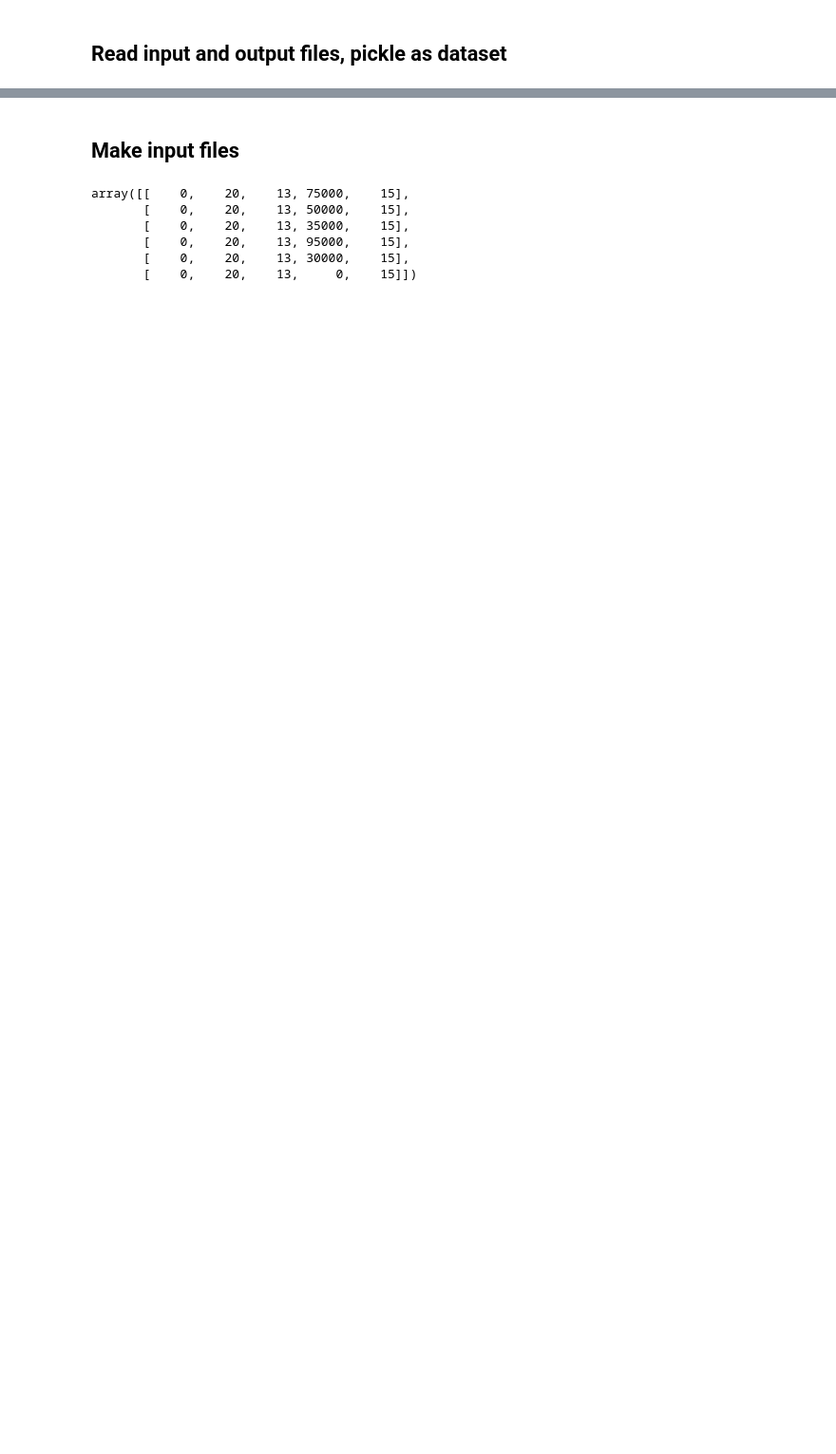
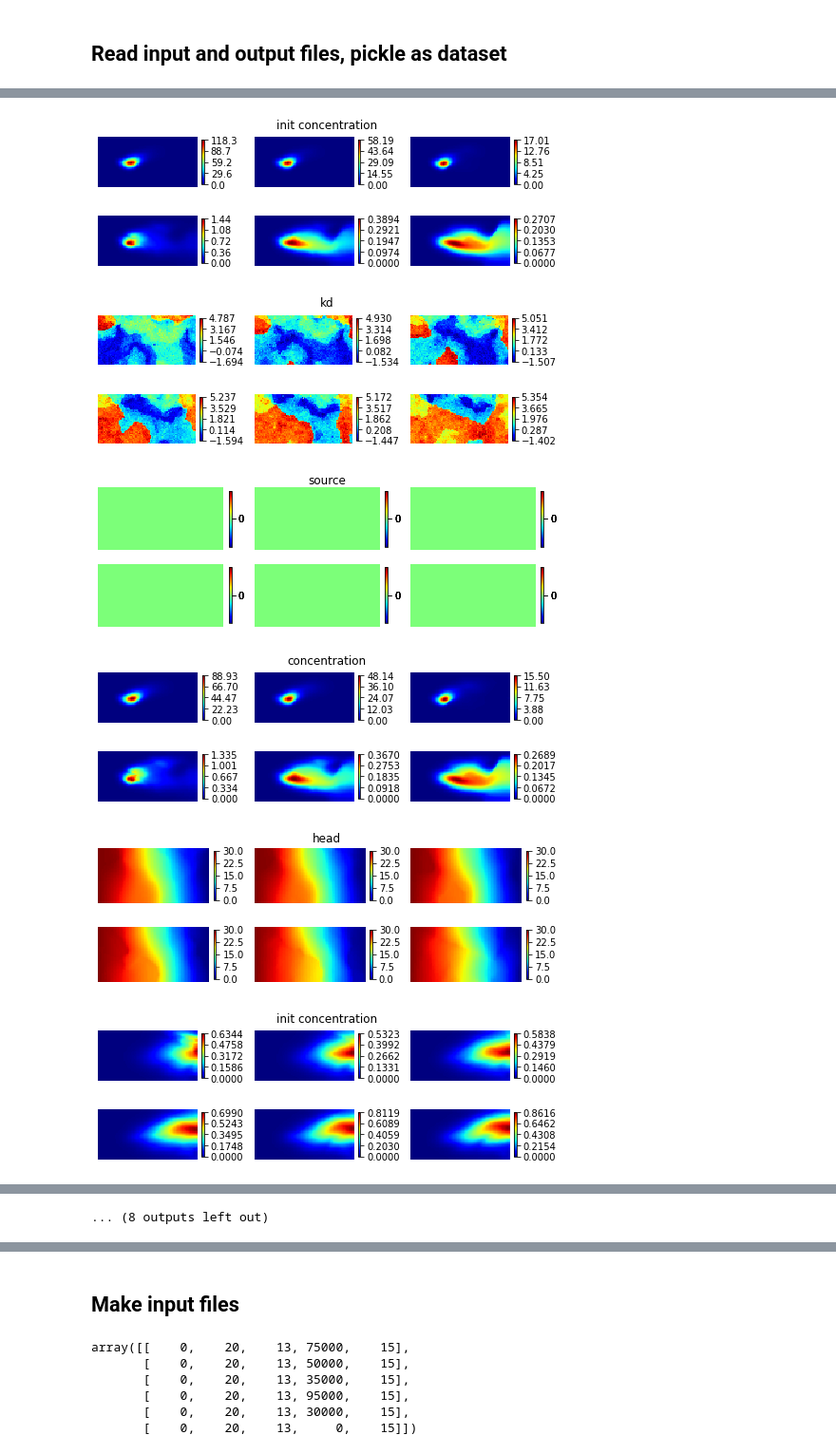
Before and after one commit to ZitongZhou/react_inverse, a Jupyter notebook: inputs_dataset.ipynb, the cells around one changed output, grey strips where cells are left out. Shown: that part at 95% size. Saved outputs shown, nothing was run; the diff lists cells and outputs as text; code cells hidden in the pictures; blank space fills up the shorter version.

```diff
--- a/inputs_dataset.ipynb
+++ b/inputs_dataset.ipynb
@@ -65,26 +91,36 @@ AR_input = []
 AR_output = []
 problematic_conc = []
 dir = os.listdir('/content/drive/MyDrive/react_inverse/simu_outputs/')
+os.chdir('/content/drive/MyDrive/react_inverse/simu_outputs/')
 ##len(dir)=4999, but it's too big
 N_simu = 500
-for ndata in tqdm(range(N_simu), position=0, leave=True, unit="files"):
+n_data = 0
+file_ind = 0
+file_inds = []
+pbar = tqdm(total=N_simu)
+while n_data < N_simu:
+    file_ind += 1
+    output_name = dir[file_ind-1]
+    try:
+        f = h5py.File(output_name, "r")
+    except:
+        continue
+    ## output_name[7:] includes the index of the output file: 275.hdf5
+    file_inds.append(output_name[7:])
+    input_name = '/content/drive/MyDrive/react_inverse/simu_inputs/input_' + output_name[7:]
     ## input: kd(6, 41, 81), welspd(5,[5]), [5]: loc+conc+type
-    input_file =  h5py.File('/content/drive/MyDrive/react_inverse/simu_inputs/input_{}.hdf5'.format(ndata), 'r')
+    input_file =  h5py.File(input_name, 'r')
     kd = np.array(input_file['kd'])
     welspd = np.array(input_file['welspd'])
     input_file.close()
-    ## output: conc(10, 6, 41, 81), head(6, 41, 81)
-    try:
-        f = h5py.File('/content/drive/MyDrive/react_inverse/simu_outputs/output_{}.hdf5'.format(ndata), "r")
-    except:
-        continue
+
     conc = np.array(f['concentration'])
     conc[conc<0] = 0
     head = np.array(f['head'])
     f.close()
     ## S: release for 5 steps
     if len(conc) != 10:
-        problematic_conc.append(ndata)
+        problematic_conc.append(output_name[7:])
     else:
         conc = np.concatenate((np.zeros((1, 6, 41, 81)), conc), axis=0)
         S = np.zeros((len(conc)-1, 6, 41, 81))
@@ -93,7 +129,10 @@ for ndata in tqdm(range(N_simu), position=0, leave=True, unit="files"):
         for i in range(len(conc)-1):
             AR_input.append([conc[i], kd, S[i]])
             AR_output.append([conc[i+1], head])
+    n_data += 1
+    pbar.update(1)
 
+pbar.close()
 print('\n',len(AR_input))
 print(len(AR_input[0]))
 # %% [output]
@@ -101 +140,20 @@ print(len(AR_input[0]))
 3
+# %%
+np.random.seed(88)
+ind = np.random.randint(0, len(AR_input), 4)
+
+for i in ind:
+    input = AR_input[i].copy()
+    output = AR_output[i].copy()
+    simple_plot(input[0], 'init concentration')
+    simple_plot(input[1], 'kd')
+    simple_plot(input[2], 'source')
+    simple_plot(output[0], 'concentration')
+    simple_plot(output[1], 'head')
+# %% [output]
+[figure, added]
+[figure, added]
+[figure, added]
+[figure, added]
+[figure, added]
+[figure, added]
@@ -101,0 +166 @@ print(len(AR_input[0]))
+... (8 outputs left out)
```
Also changed, not shown: parts of 10 cells of this notebook, 4 other files.
